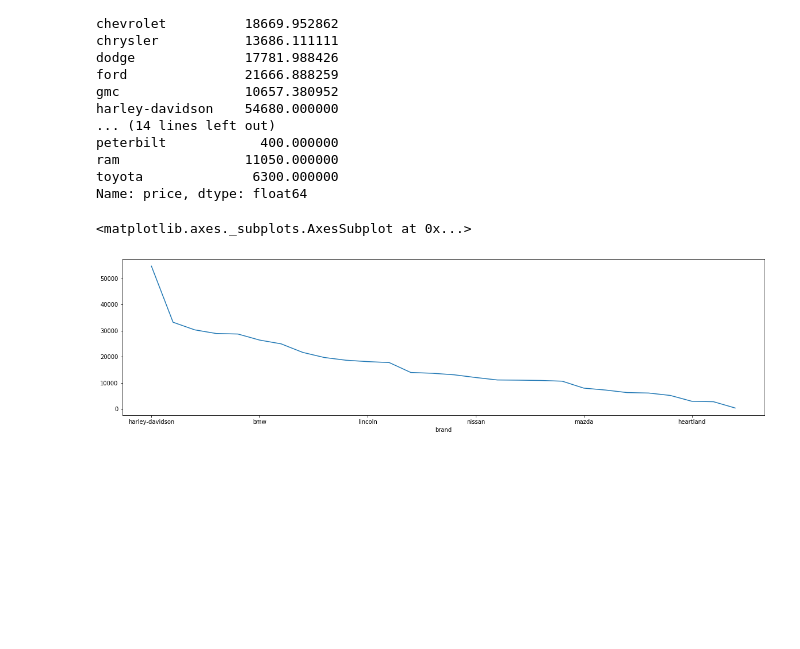
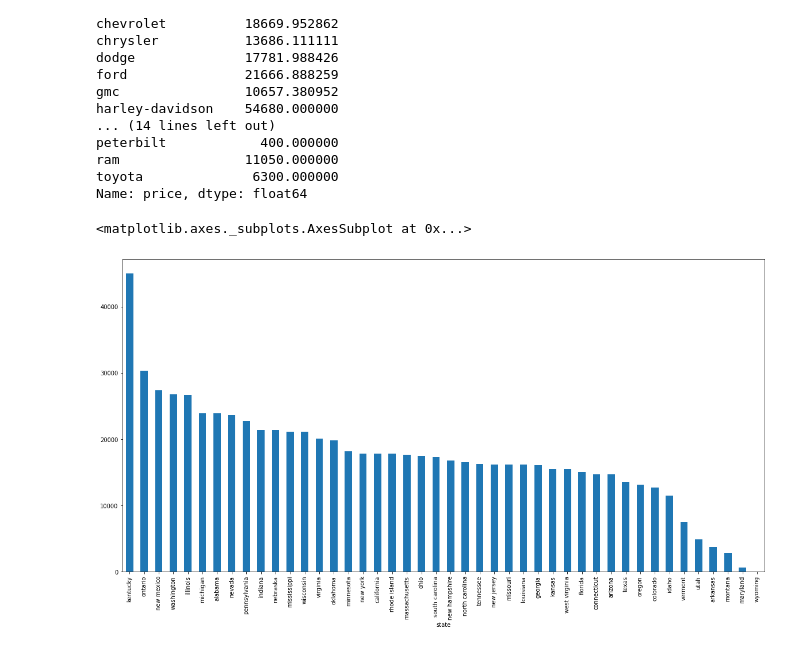
Before and after one commit to aggarwal-aditya/AI-ML, a Jupyter notebook: carDataAnalysis.ipynb, the cells around one changed output. Drawn from its saved outputs; the diff is of its cells as text; code cells hidden in the pictures; blank space fills up the shorter version.

```diff
--- a/carDataAnalysis.ipynb
+++ b/carDataAnalysis.ipynb
@@ -369,7 +369,7 @@ ram                11050.000000
 toyota              6300.000000
 Name: price, dtype: float64
 # %%
-core.sort_values(ascending=False).plot.(figsize=(20,5))
+df.groupby('state').mean()['price'].sort_values(ascending=False).plot.bar(figsize=(20,10))
 # %% [output]
 <matplotlib.axes._subplots.AxesSubplot at 0x...>
-[figure, old version]
+[figure, new version]
```
